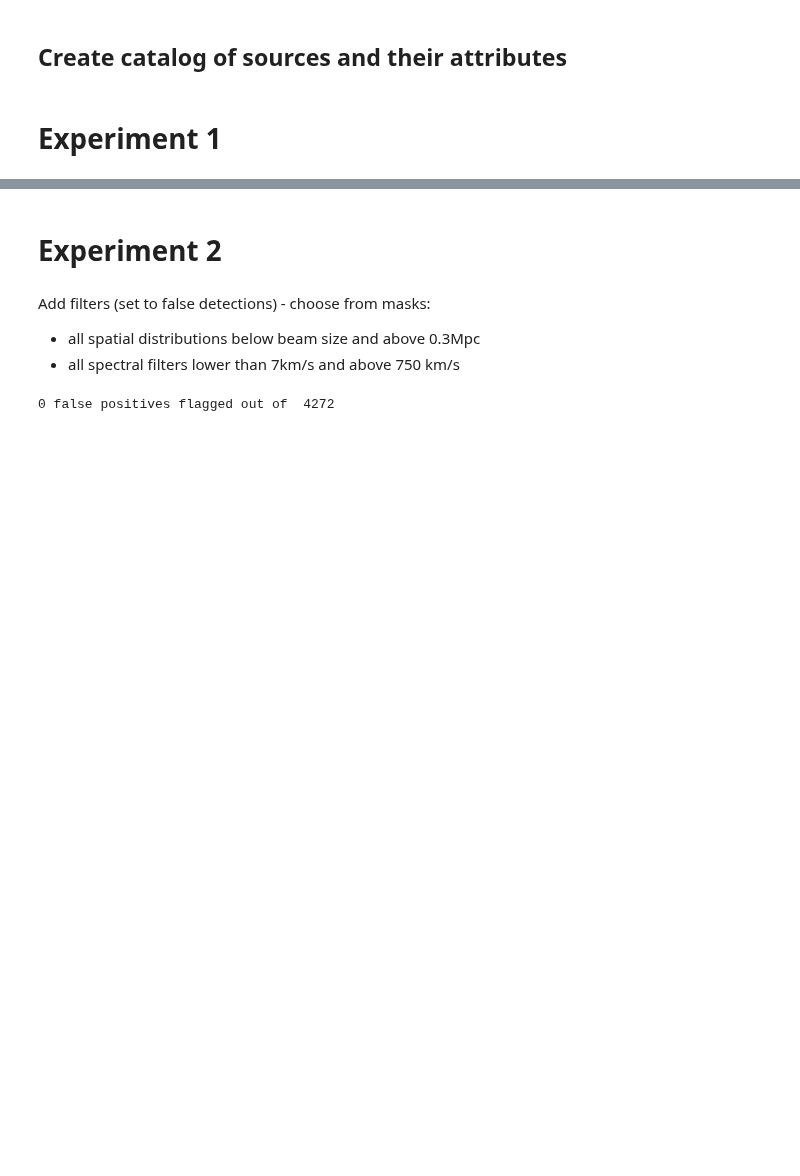
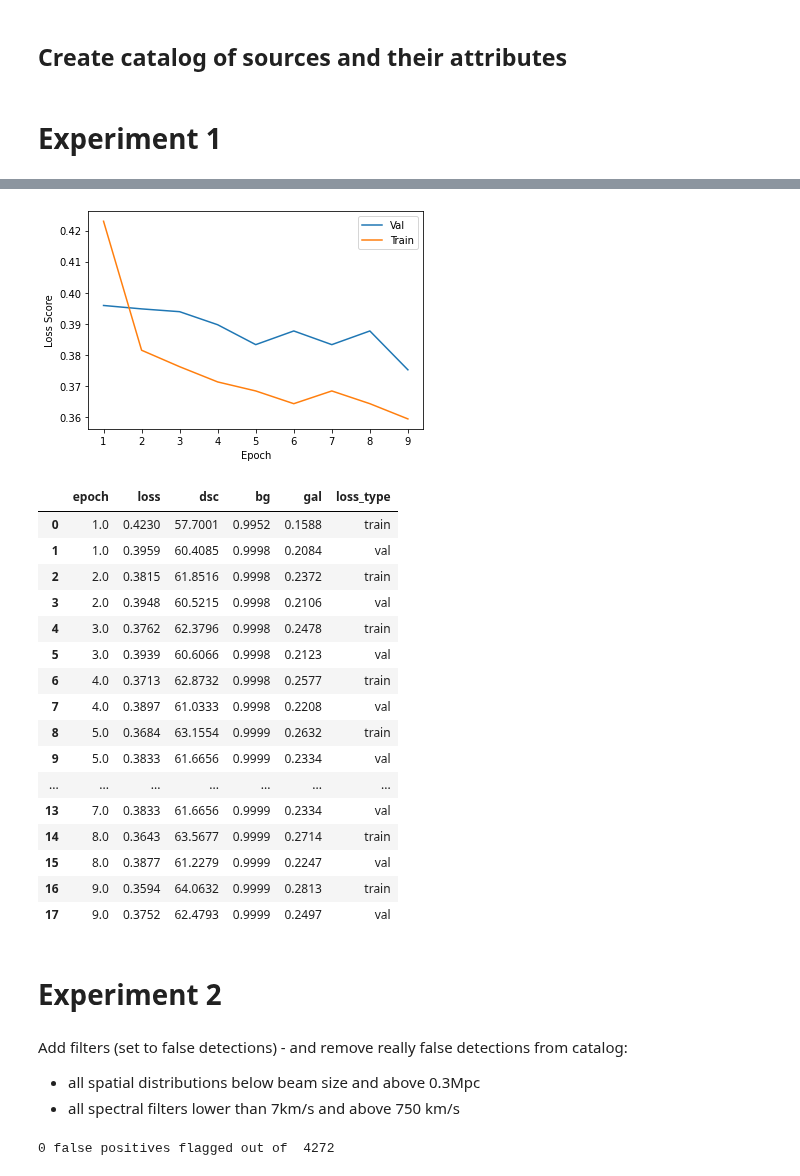
Before and after one commit to Jbarkai/HISourceFinder, a Jupyter notebook: notebooks/Inference.ipynb, the cells around one changed output, grey strips where cells are left out. Saved outputs shown, nothing was run; the diff lists cells and outputs as text; code cells hidden in the pictures; blank space fills up the shorter version.

```diff
--- a/notebooks/Inference.ipynb
+++ b/notebooks/Inference.ipynb
@@ -239,7 +298,35 @@ fig.tight_layout(pad=0)
+# %%
+summary_df = pd.read_csv("loss.csv")
+plt.plot(summary_df.epoch[summary_df.loss_type=="val"], summary_df.loss[summary_df.loss_type=="val"], label="Val")
+plt.plot(summary_df.epoch[summary_df.loss_type=="train"], summary_df.loss[summary_df.loss_type=="train"], label="Train")
+plt.xlabel("Epoch")
+plt.ylabel("Loss Score")
+plt.legend()
+plt.show()
+summary_df
+# %% [output]
+[figure, added]
+|  | epoch | loss | dsc | bg | gal | loss_type |
+| 0 | 1.0 | 0.4230 | 57.7001 | 0.9952 | 0.1588 | train |
+| 1 | 1.0 | 0.3959 | 60.4085 | 0.9998 | 0.2084 | val |
+| 2 | 2.0 | 0.3815 | 61.8516 | 0.9998 | 0.2372 | train |
+| 3 | 2.0 | 0.3948 | 60.5215 | 0.9998 | 0.2106 | val |
+| 4 | 3.0 | 0.3762 | 62.3796 | 0.9998 | 0.2478 | train |
+| 5 | 3.0 | 0.3939 | 60.6066 | 0.9998 | 0.2123 | val |
+| 6 | 4.0 | 0.3713 | 62.8732 | 0.9998 | 0.2577 | train |
+| 7 | 4.0 | 0.3897 | 61.0333 | 0.9998 | 0.2208 | val |
+| 8 | 5.0 | 0.3684 | 63.1554 | 0.9999 | 0.2632 | train |
+| 9 | 5.0 | 0.3833 | 61.6656 | 0.9999 | 0.2334 | val |
+| ... | ... | ... | ... | ... | ... | ... |
+| 13 | 7.0 | 0.3833 | 61.6656 | 0.9999 | 0.2334 | val |
+| 14 | 8.0 | 0.3643 | 63.5677 | 0.9999 | 0.2714 | train |
+| 15 | 8.0 | 0.3877 | 61.2279 | 0.9999 | 0.2247 | val |
+| 16 | 9.0 | 0.3594 | 64.0632 | 0.9999 | 0.2813 | train |
+| 17 | 9.0 | 0.3752 | 62.4793 | 0.9999 | 0.2497 | val |
 # %% [markdown]
 # Experiment 2
 # %% [markdown]
-Add filters (set to false detections) - choose from masks:
+Add filters (set to false detections) - and remove really false detections from catalog:
 - all spatial distributions below beam size and above 0.3Mpc
 - all spectral filters lower than 7km/s and above 750 km/s
 # %%
```
Also changed, not shown: parts of 25 cells of this notebook, 13 other files.
